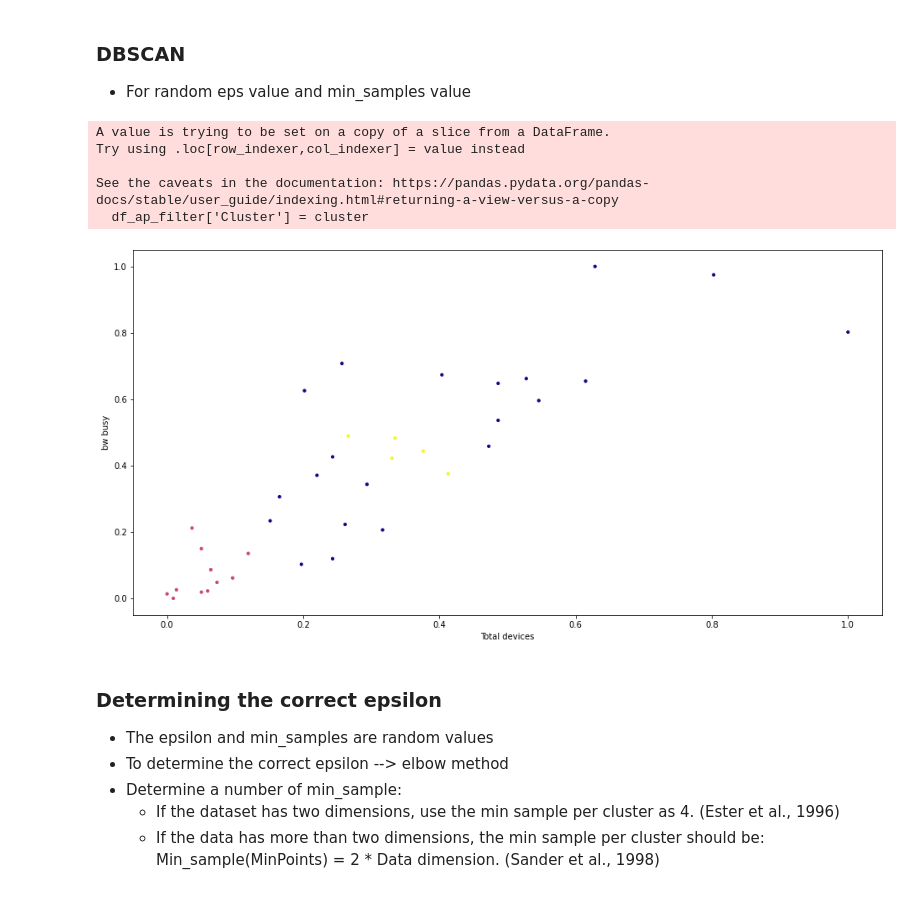
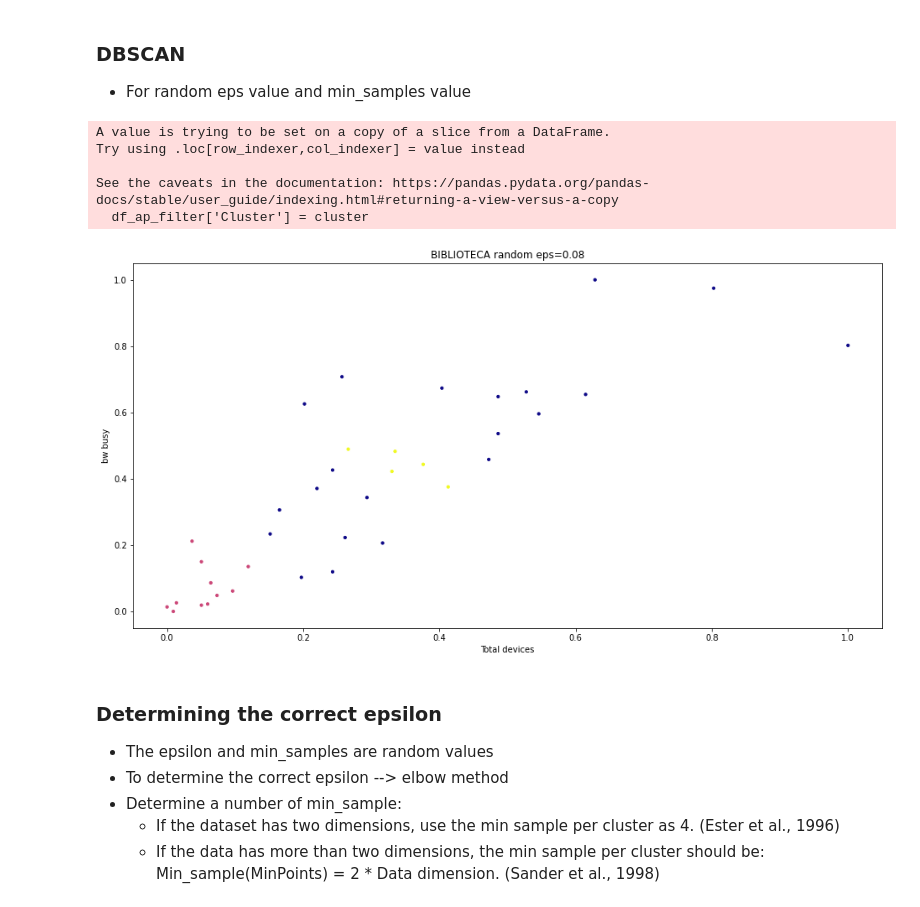
Before and after one commit to alvaroanua/TFG, a Jupyter notebook: DBSCAN/DBSCAN_ehu_Leioa_Biblioteca.ipynb, the cells around one changed output. Drawn from its saved outputs; the diff is of its cells as text; code cells hidden in the pictures.

Commit message:
DBSCAN biblioteca terminada

```diff
--- a/DBSCAN/DBSCAN_ehu_Leioa_Biblioteca.ipynb
+++ b/DBSCAN/DBSCAN_ehu_Leioa_Biblioteca.ipynb
@@ -131,34 +125,35 @@ See the caveats in the documentation: https://pandas.pydata.org/pandas-docs/stab
 # %%
 # Normalize
 min_max_scaler = preprocessing.MinMaxScaler()
 df_escalado = min_max_scaler.fit_transform(df_ap_filter)
 df_escalado = pd.DataFrame(df_escalado)
 df_escalado = df_escalado.rename(columns= {0 : 'bw_busy', 1: 'total_devices'})
 
 # DBSCAN
 dbscan = DBSCAN(eps= 0.08, min_samples= 4)
 cluster = dbscan.fit_predict(df_escalado)
 
 # Add to dataFrame
 df_ap_filter['Cluster'] = cluster
 
 # Asign x and y
 x = df_escalado['total_devices'].values
 y = df_escalado['bw_busy'].values
 
 # Plot the clusters
 plt.figure(figsize=(16,8))
+plt.title("BIBLIOTECA random eps=0.08")
 plt.scatter(x, y, c = cluster, cmap= "plasma", s=10) # plotting the clusters
 plt.xlabel("Total devices") # X-axis label
 plt.ylabel("bw busy") # Y-axis label
 plt.show() # showing the plot
 # %% [output]
 A value is trying to be set on a copy of a slice from a DataFrame.
 Try using .loc[row_indexer,col_indexer] = value instead
 
 See the caveats in the documentation: https://pandas.pydata.org/pandas-docs/stable/user_guide/indexing.html#returning-a-view-versus-a-copy
   df_ap_filter['Cluster'] = cluster
-[figure, old version]
+[figure, new version]
 # %% [markdown]
 ### Determining the correct epsilon
 * The epsilon and min_samples are random values
```
Also changed, not shown: parts of 5 cells of this notebook.
